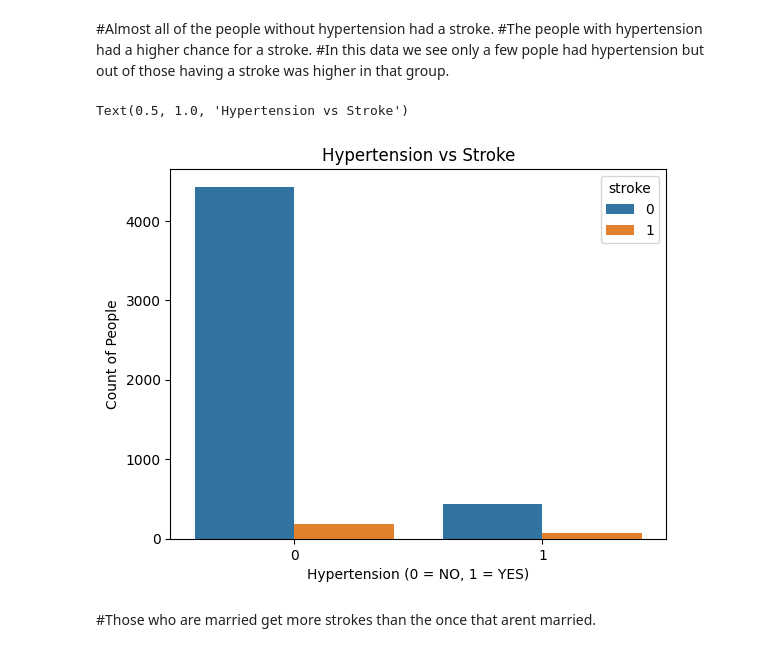
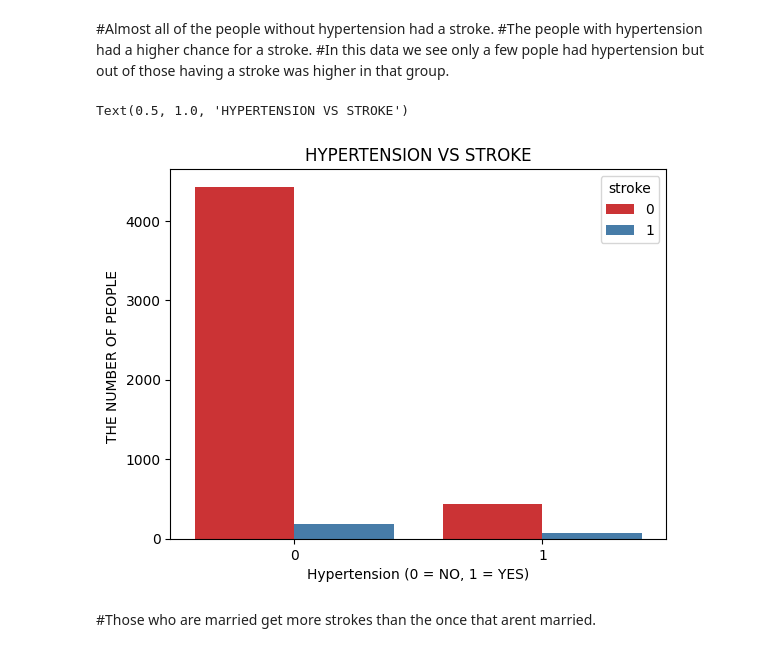
Before and after one commit to millertaybali/python_for_data_science_project_group_5, a Jupyter notebook: stroke_analysis.ipynb, the cells around one changed output. Cells and saved outputs as stored; diff of their text form; code cells hidden in the pictures.

```diff
--- a/stroke_analysis.ipynb
+++ b/stroke_analysis.ipynb
@@ -308,0 +331,9 @@ df.head()
+# %%
+bins = [0, 18.5, 25, 30, 35, 40, 100]
+labels = ["Underweight", "Normal", "Overweight", "Obesity I", "Obesity II", "Obesity III"]
+df["bmi_category"] = pd.cut(df["bmi"], bins=bins, labels=labels)
+plt.figure(figsize=(10,5))
+sns.countplot(data=df, x="bmi_category", palette="Set3")
+plt.title("BMI Category Distribution")
+plt.xlabel("BMI Category")
+plt.ylabel("Count")
@@ -321,13 +362,13 @@ Text(0.5, 1.0, 'BMI BY STROKE STATUS')
 #The people with hypertension had a higher chance for a stroke.
 #In this data we see only a few pople had hypertension but out of those having a stroke was higher in that group.
 # %%
-sns.countplot(data=df, x="hypertension", hue="stroke")
+sns.countplot(data=df, x="hypertension", hue="stroke", palette="Set1")
 plt.xlabel("Hypertension (0 = NO, 1 = YES)")
 plt.ylabel("THE NUMBER OF PEOPLE ")
 plt.title("HYPERTENSION VS STROKE")
 # %% [output]
-Text(0.5, 1.0, 'Hypertension vs Stroke')
+Text(0.5, 1.0, 'HYPERTENSION VS STROKE')
-[figure, old version]
+[figure, new version]
 # %% [markdown]
 #Those who are married get more strokes than the once that arent married.
 # %%
```
Also changed, not shown: parts of 24 cells of this notebook.
